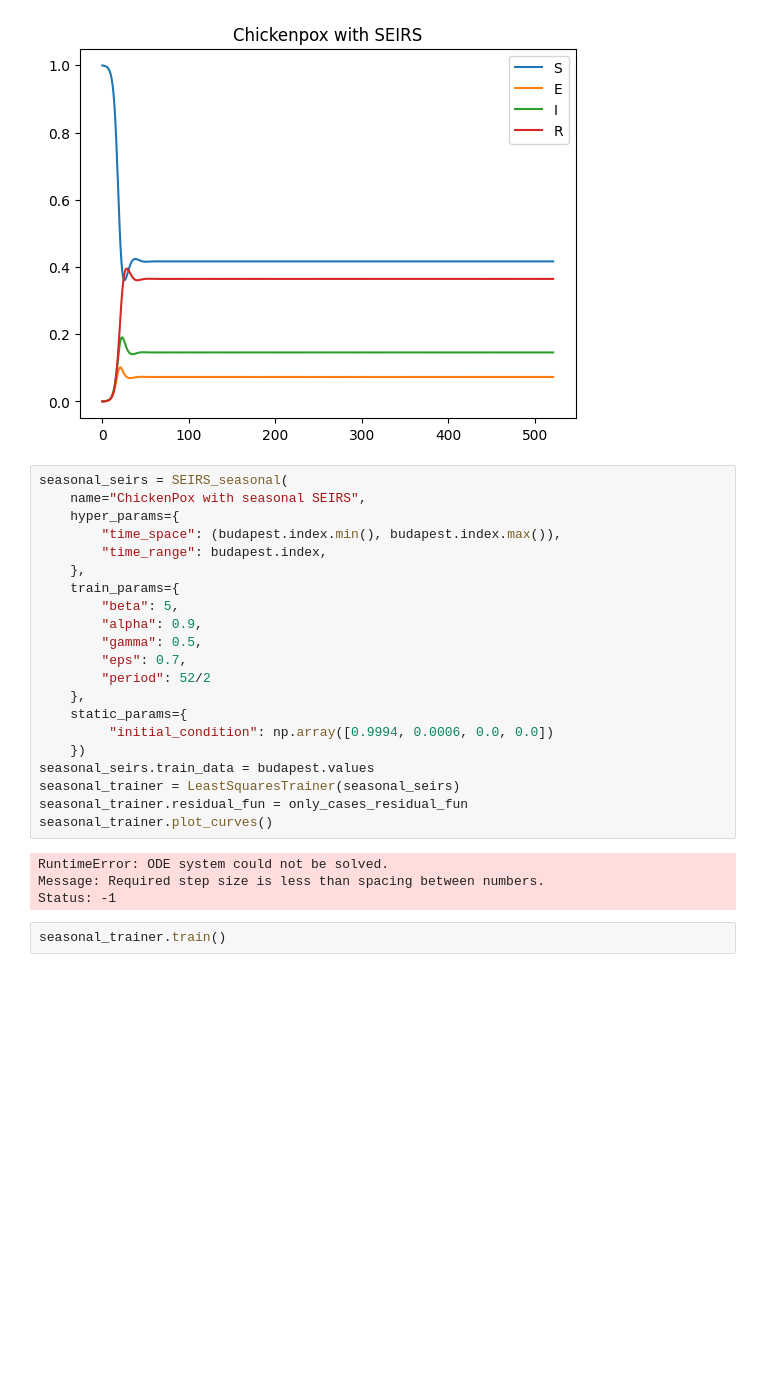
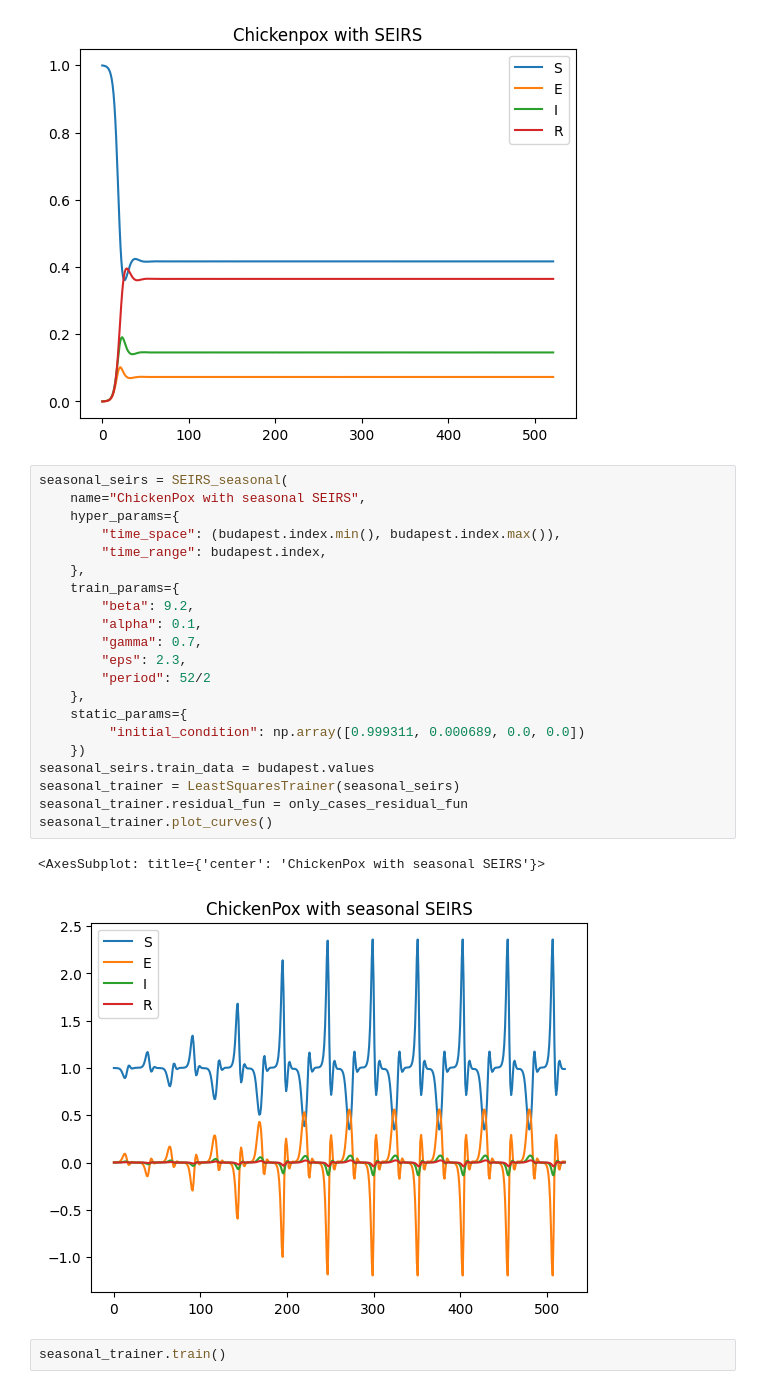
Before and after one commit to QwagPerson/Sirpy, a Jupyter notebook: Examples/CreatingAModelWithSeasonality.ipynb, the cells around one changed output. Drawn from its saved outputs; the diff is of its cells as text; blank space fills up the shorter version.

```diff
--- a/Examples/CreatingAModelWithSeasonality.ipynb
+++ b/Examples/CreatingAModelWithSeasonality.ipynb
@@ -193,27 +193,26 @@ normal_trainer.plot_curves()
 # %%
 seasonal_seirs = SEIRS_seasonal(
     name="ChickenPox with seasonal SEIRS",
     hyper_params={
         "time_space": (budapest.index.min(), budapest.index.max()),
         "time_range": budapest.index,
     },
     train_params={
-        "beta": 5,
-        "alpha": 0.9,
-        "gamma": 0.5,
-        "eps": 0.7,
+        "beta": 9.2,
+        "alpha": 0.1,
+        "gamma": 0.7,
+        "eps": 2.3,
         "period": 52/2
     },
     static_params={
-         "initial_condition": np.array([0.9994, 0.0006, 0.0, 0.0])
+         "initial_condition": np.array([0.999311, 0.000689, 0.0, 0.0])
     })
 seasonal_seirs.train_data = budapest.values
 seasonal_trainer = LeastSquaresTrainer(seasonal_seirs)
 seasonal_trainer.residual_fun = only_cases_residual_fun
 seasonal_trainer.plot_curves()
 # %% [output]
-RuntimeError: ODE system could not be solved.
-Message: Required step size is less than spacing between numbers.
-Status: -1
+<AxesSubplot: title={'center': 'ChickenPox with seasonal SEIRS'}>
+[figure, added]
 # %%
 seasonal_trainer.train()
```
Also changed, not shown: parts of 3 cells of this notebook, 10 other files.
